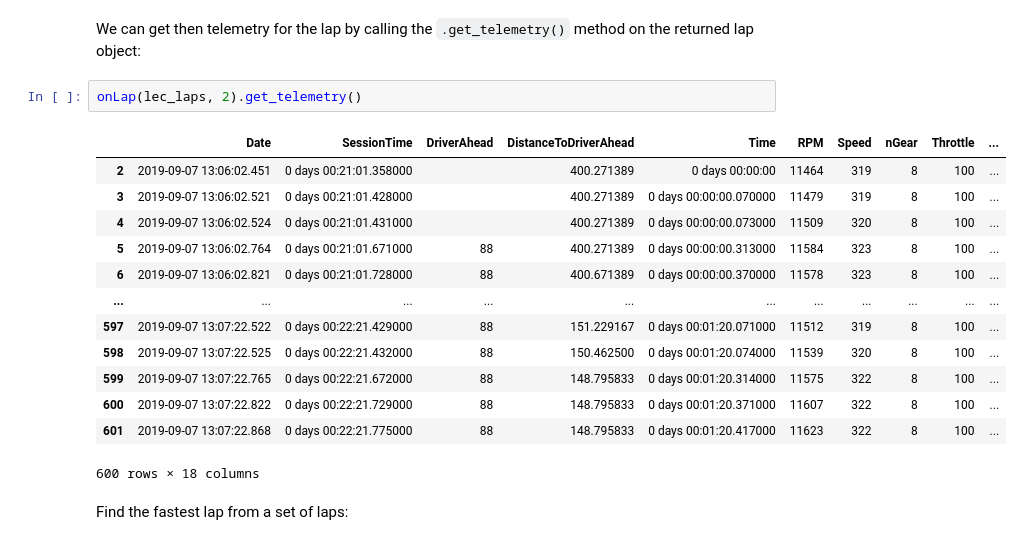
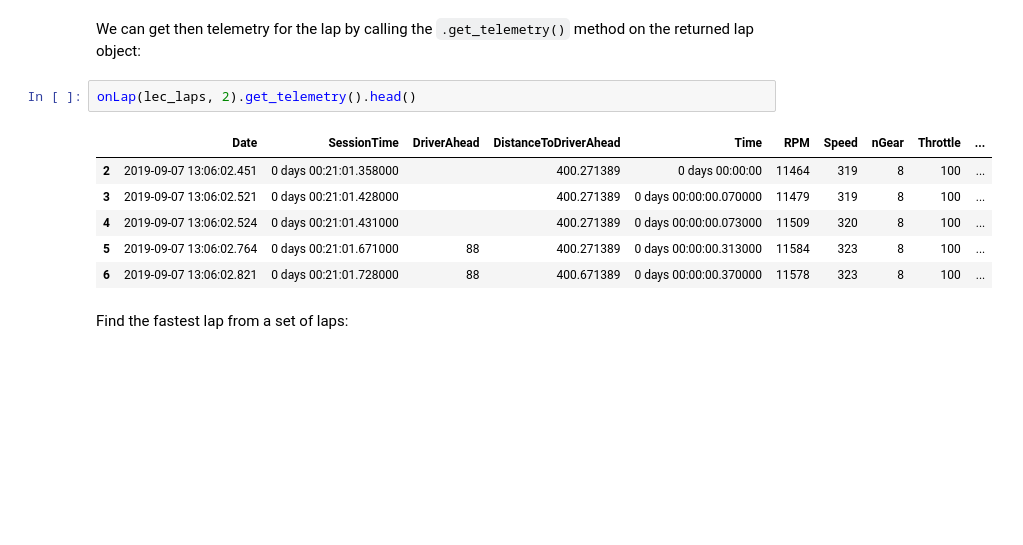
Before and after one commit to f1datajunkie/wranglingf1datawithpython, a Jupyter notebook: book/fastf1-demo.ipynb, the cells around one changed output. Drawn from its saved outputs; the diff is of its cells as text; blank space fills up the shorter version.

```diff
--- a/book/fastf1-demo.ipynb
+++ b/book/fastf1-demo.ipynb
@@ -213,21 +223,14 @@ Name: 1, dtype: object
 # %% [markdown]
 We can get then telemetry for the lap by calling the `.get_telemetry()` method on the returned lap object:
 # %%
-onLap(lec_laps, 2).get_telemetry()
+onLap(lec_laps, 2).get_telemetry().head()
 # %% [output]
 |  | Date | SessionTime | DriverAhead | DistanceToDriverAhead | Time | RPM | Speed | nGear | Throttle | ... |
 | 2 | 2019-09-07 13:06:02.451 | 0 days 00:21:01.358000 |  | 400.271389 | 0 days 00:00:00 | 11464 | 319 | 8 | 100 | ... |
 | 3 | 2019-09-07 13:06:02.521 | 0 days 00:21:01.428000 |  | 400.271389 | 0 days 00:00:00.070000 | 11479 | 319 | 8 | 100 | ... |
 | 4 | 2019-09-07 13:06:02.524 | 0 days 00:21:01.431000 |  | 400.271389 | 0 days 00:00:00.073000 | 11509 | 320 | 8 | 100 | ... |
 | 5 | 2019-09-07 13:06:02.764 | 0 days 00:21:01.671000 | 88 | 400.271389 | 0 days 00:00:00.313000 | 11584 | 323 | 8 | 100 | ... |
 | 6 | 2019-09-07 13:06:02.821 | 0 days 00:21:01.728000 | 88 | 400.671389 | 0 days 00:00:00.370000 | 11578 | 323 | 8 | 100 | ... |
-| ... | ... | ... | ... | ... | ... | ... | ... | ... | ... | ... |
-| 597 | 2019-09-07 13:07:22.522 | 0 days 00:22:21.429000 | 88 | 151.229167 | 0 days 00:01:20.071000 | 11512 | 319 | 8 | 100 | ... |
-| 598 | 2019-09-07 13:07:22.525 | 0 days 00:22:21.432000 | 88 | 150.462500 | 0 days 00:01:20.074000 | 11539 | 320 | 8 | 100 | ... |
-| 599 | 2019-09-07 13:07:22.765 | 0 days 00:22:21.672000 | 88 | 148.795833 | 0 days 00:01:20.314000 | 11575 | 322 | 8 | 100 | ... |
-| 600 | 2019-09-07 13:07:22.822 | 0 days 00:22:21.729000 | 88 | 148.795833 | 0 days 00:01:20.371000 | 11607 | 322 | 8 | 100 | ... |
-| 601 | 2019-09-07 13:07:22.868 | 0 days 00:22:21.775000 | 88 | 148.795833 | 0 days 00:01:20.417000 | 11623 | 322 | 8 | 100 | ... |
-600 rows × 18 columns
 # %% [markdown]
 Find the fastest lap from a set of laps:
 # %%
```
Also changed, not shown: parts of 4 cells of this notebook.
